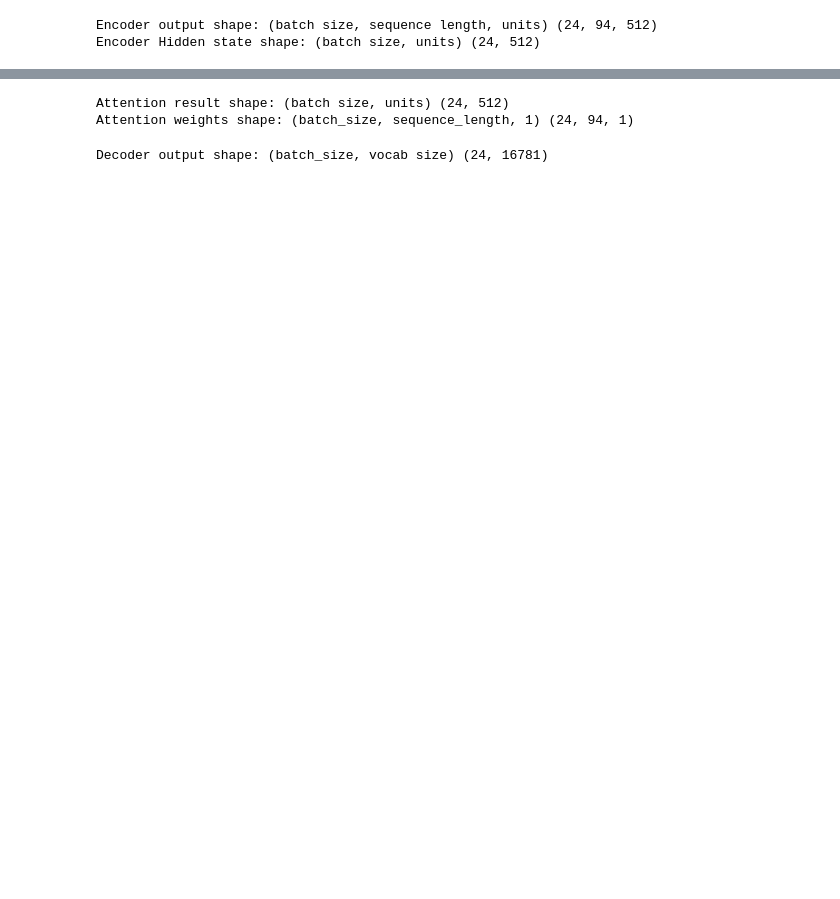
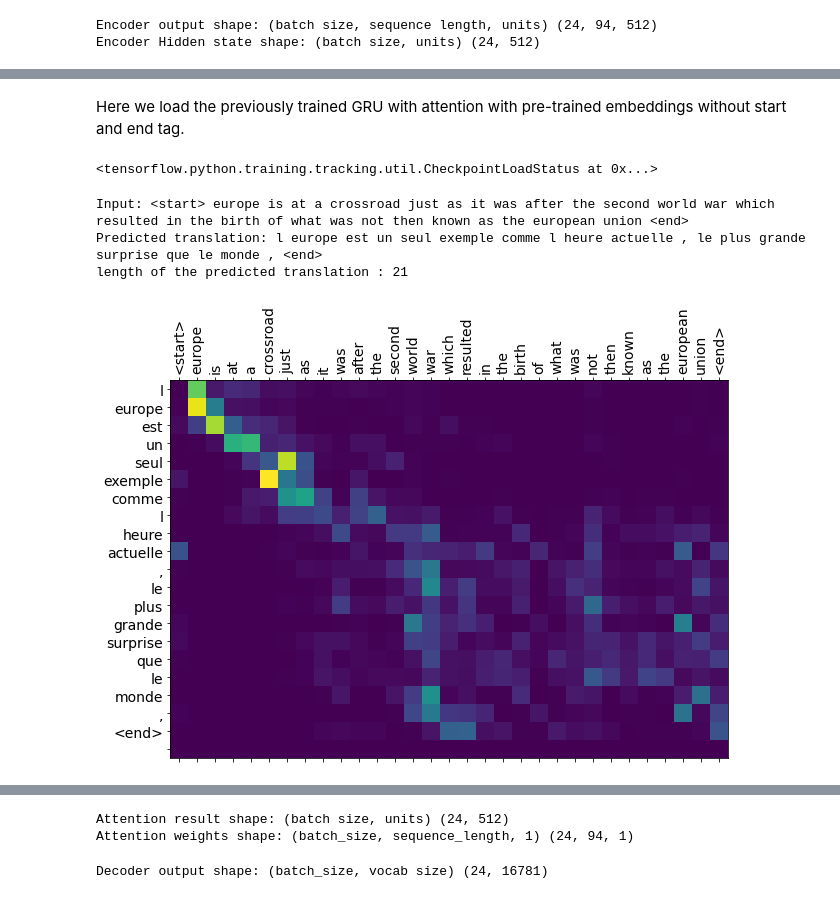
Before and after one commit to harmanpreet93/low-resource-machine-translation, a Jupyter notebook: notebooks/Attention.ipynb, the cells around one changed output, grey strips where cells are left out. Cells and saved outputs as stored; diff of their text form; code cells hidden in the pictures; blank space fills up the shorter version.

Commit message:
Added FastText models

```diff
--- a/notebooks/Attention.ipynb
+++ b/notebooks/Attention.ipynb
@@ -688,0 +844,22 @@ Encoder Hidden state shape: (batch size, units) (24, 512)
+# %% [markdown]
+Here we load the previously trained GRU with attention with pre-trained embeddings without start and end tag.
+# %%
+# compared to predicting first sentence of validation set with word2vec model (without <start> and <end> for each sentence)
+
+# checkpoints
+checkpoint_dir_w2v = './training_checkpoints_word2vec'
+checkpoint_prefix = os.path.join(checkpoint_dir_w2v, "ckpt")
+checkpoint = tf.train.Checkpoint(optimizer=optimizer,
+                                 encoder=encoder,
+                                 decoder=decoder)
+
+checkpoint.restore(tf.train.latest_checkpoint(checkpoint_dir_w2v))
+# %% [output]
+<tensorflow.python.training.tracking.util.CheckpointLoadStatus at 0x...>
+# %%
+translate(f"europe is at a crossroad just as it was after the second world war which resulted in the birth of what was not then known as the european union")
+# %% [output]
+Input: <start> europe is at a crossroad just as it was after the second world war which resulted in the birth of what was not then known as the european union <end>
+Predicted translation: l europe est un seul exemple comme l heure actuelle , le plus grande surprise que le monde , <end>
+length of the predicted translation : 21
+[figure, added]
```
Also changed, not shown: parts of 76 cells of this notebook.
